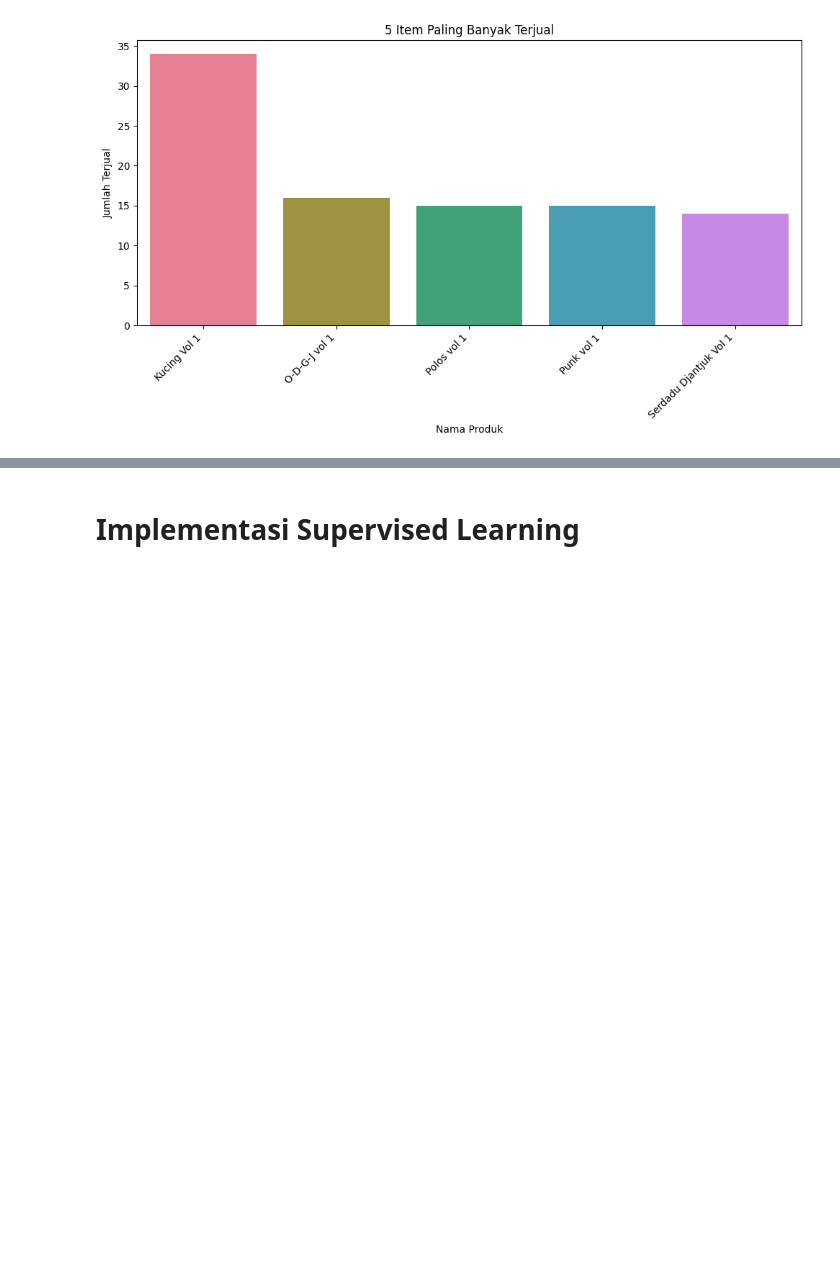
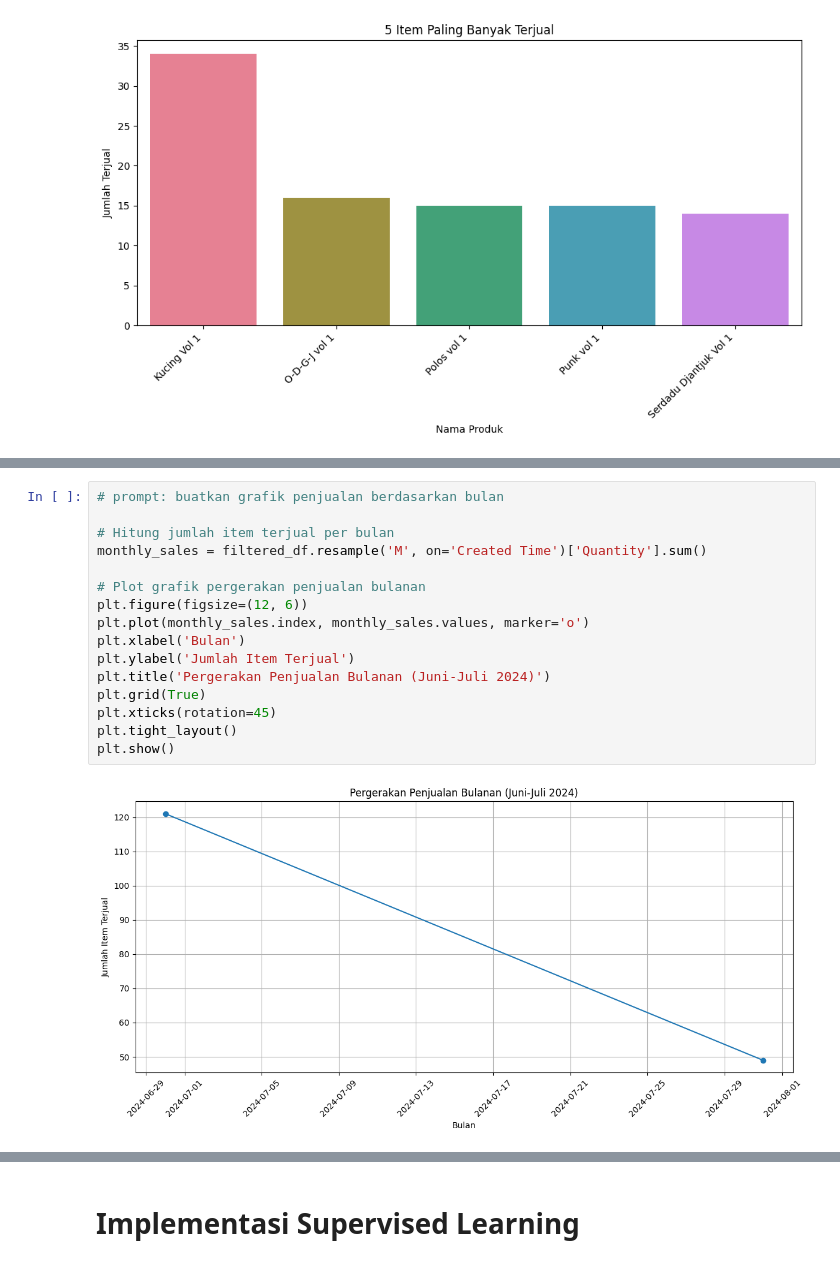
Before and after one commit to adityadarmawann/Analisis-Penjualan-Fashion-Tilang, a Jupyter notebook: Projek-KP.ipynb, the cells around one changed output, grey strips where cells are left out. Drawn from its saved outputs; the diff is of its cells as text; blank space fills up the shorter version.

```diff
--- a/Projek-KP.ipynb
+++ b/Projek-KP.ipynb
@@ -291,0 +388,18 @@ Passing `palette` without assigning `hue` is deprecated and will be removed in v
+# %%
+# prompt: buatkan grafik penjualan berdasarkan bulan
+
+# Hitung jumlah item terjual per bulan
+monthly_sales = filtered_df.resample('M', on='Created Time')['Quantity'].sum()
+
+# Plot grafik pergerakan penjualan bulanan
+plt.figure(figsize=(12, 6))
+plt.plot(monthly_sales.index, monthly_sales.values, marker='o')
+plt.xlabel('Bulan')
+plt.ylabel('Jumlah Item Terjual')
+plt.title('Pergerakan Penjualan Bulanan (Juni-Juli 2024)')
+plt.grid(True)
+plt.xticks(rotation=45)
+plt.tight_layout()
+plt.show()
+# %% [output]
+[figure, added]
```
Also changed, not shown: parts of 45 cells of this notebook.
